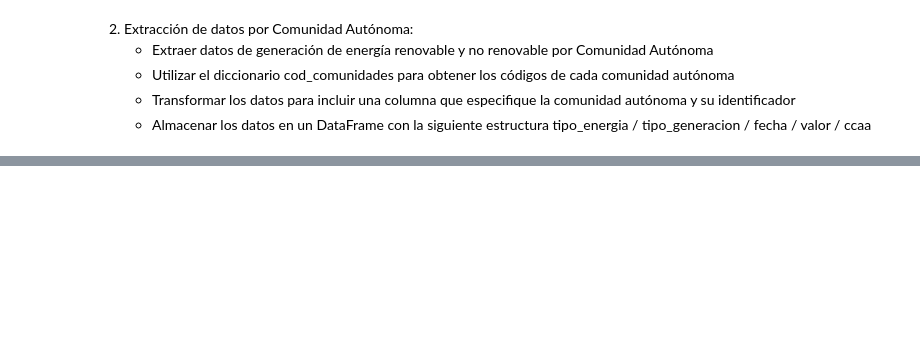
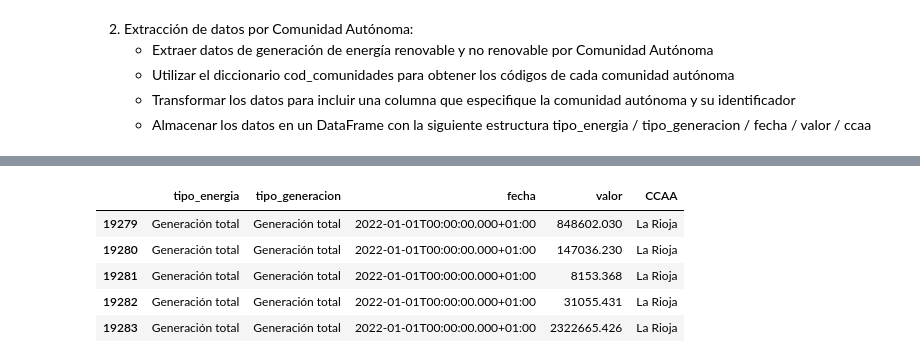
Before and after one commit to lmoraromero/promoG-modulo2-sprint1-pairprogramming-MAITE_LAURAM, a Jupyter notebook: pair-APIS.ipynb, the cells around one changed output, grey strips where cells are left out. Drawn from its saved outputs; the diff is of its cells as text; code cells hidden in the pictures; blank space fills up the shorter version.

```diff
--- a/pair-APIS.ipynb
+++ b/pair-APIS.ipynb
@@ -231,0 +260,10 @@ for año in range(2011, 2023):
+# %%
+#Comprobar los 5 últimos resultados y que concuerde con la fecha que se solicita
+df_datos_comunidades.tail()
+# %% [output]
+|  | tipo_energia | tipo_generacion | fecha | valor | CCAA |
+| 19279 | Generación total | Generación total | 2022-01-01T00:00:00.000+01:00 | 848602.030 | La Rioja |
+| 19280 | Generación total | Generación total | 2022-01-01T00:00:00.000+01:00 | 147036.230 | La Rioja |
+| 19281 | Generación total | Generación total | 2022-01-01T00:00:00.000+01:00 | 8153.368 | La Rioja |
+| 19282 | Generación total | Generación total | 2022-01-01T00:00:00.000+01:00 | 31055.431 | La Rioja |
+| 19283 | Generación total | Generación total | 2022-01-01T00:00:00.000+01:00 | 2322665.426 | La Rioja |
```
Also changed, not shown: parts of 27 cells of this notebook.
